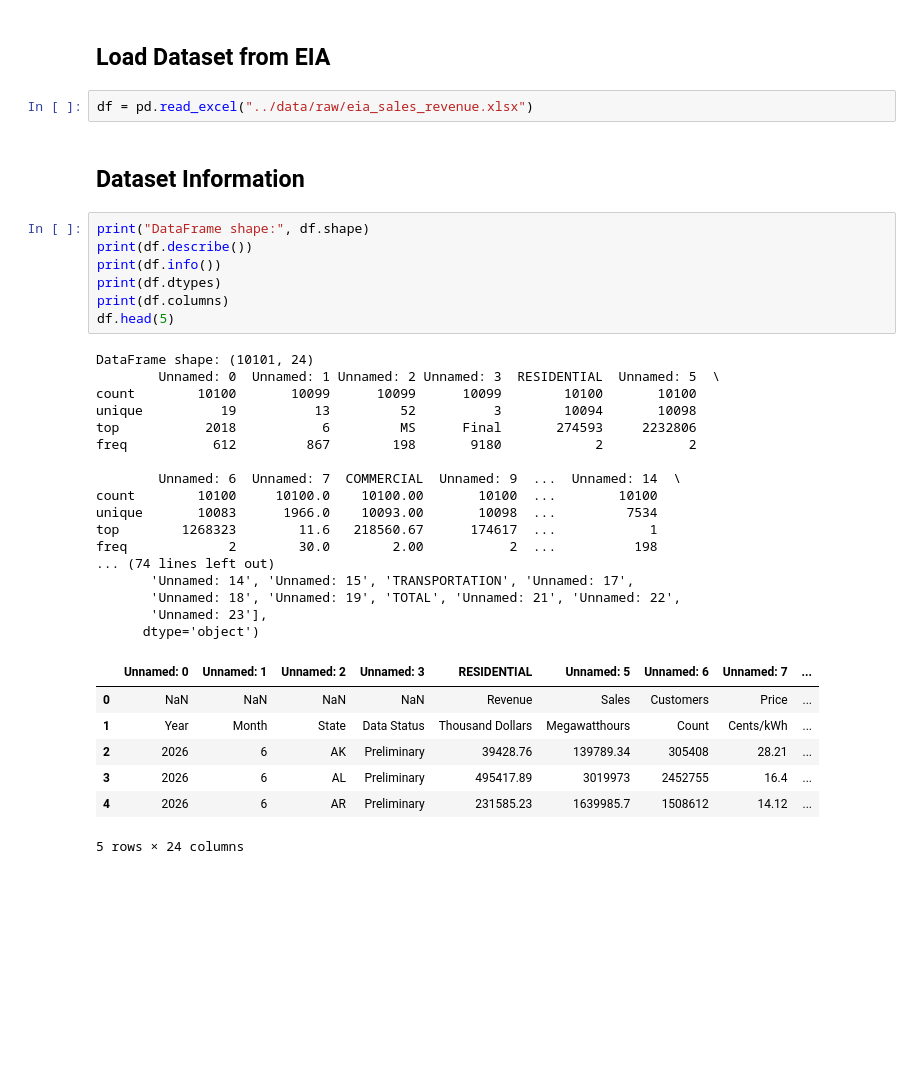
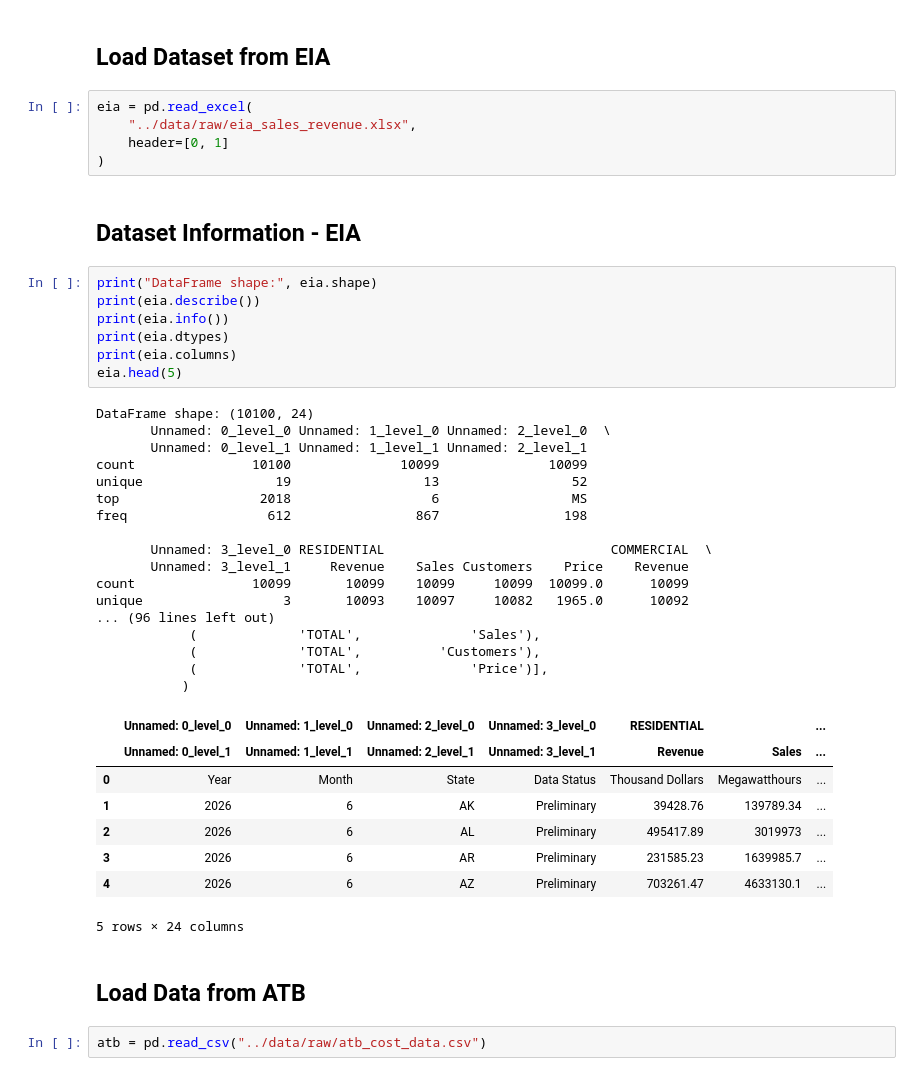
Before and after one commit to CCCKBrant/Kansas-Clean-Energy-Cost-Forecast, a Jupyter notebook: notebooks/01_data_exploration.ipynb, the cells around one changed output. Cells and saved outputs as stored; diff of their text form; blank space fills up the shorter version.

Commit message:
Clean data and complete exploratory analysis

```diff
--- a/notebooks/01_data_exploration.ipynb
+++ b/notebooks/01_data_exploration.ipynb
@@ -5,38 +5,46 @@ import matplotlib.pyplot as plt
 # %% [markdown]
 ## Load Dataset from EIA
 # %%
-df = pd.read_excel("../data/raw/eia_sales_revenue.xlsx")
+eia = pd.read_excel(
+    "../data/raw/eia_sales_revenue.xlsx",
+    header=[0, 1]
+)
 # %% [markdown]
-## Dataset Information
+## Dataset Information - EIA
 # %%
-print("DataFrame shape:", df.shape)
-print(df.describe())
-print(df.info())
-print(df.dtypes)
-print(df.columns)
-df.head(5)
+print("DataFrame shape:", eia.shape)
+print(eia.describe())
+print(eia.info())
+print(eia.dtypes)
+print(eia.columns)
+eia.head(5)
 # %% [output]
-DataFrame shape: (10101, 24)
-        Unnamed: 0  Unnamed: 1 Unnamed: 2 Unnamed: 3  RESIDENTIAL  Unnamed: 5  \
-count        10100       10099      10099      10099        10100       10100
-unique          19          13         52          3        10094       10098
-top           2018           6         MS      Final       274593     2232806
-freq           612         867        198       9180            2           2
+DataFrame shape: (10100, 24)
+       Unnamed: 0_level_0 Unnamed: 1_level_0 Unnamed: 2_level_0  \
+       Unnamed: 0_level_1 Unnamed: 1_level_1 Unnamed: 2_level_1
+count               10100              10099              10099
+unique                 19                 13                 52
+top                  2018                  6                 MS
+freq                  612                867                198
 
-        Unnamed: 6  Unnamed: 7  COMMERCIAL  Unnamed: 9  ...  Unnamed: 14  \
-count        10100     10100.0    10100.00       10100  ...        10100
-unique       10083      1966.0    10093.00       10098  ...         7534
-top        1268323        11.6   218560.67      174617  ...            1
-freq             2        30.0        2.00           2  ...          198
-... (74 lines left out)
-       'Unnamed: 14', 'Unnamed: 15', 'TRANSPORTATION', 'Unnamed: 17',
-       'Unnamed: 18', 'Unnamed: 19', 'TOTAL', 'Unnamed: 21', 'Unnamed: 22',
-       'Unnamed: 23'],
-      dtype='object')
+       Unnamed: 3_level_0 RESIDENTIAL                             COMMERCIAL  \
+       Unnamed: 3_level_1     Revenue    Sales Customers    Price    Revenue
+count               10099       10099    10099     10099  10099.0      10099
+unique                  3       10093    10097     10082   1965.0      10092
+... (96 lines left out)
+            (             'TOTAL',              'Sales'),
+            (             'TOTAL',          'Customers'),
+            (             'TOTAL',              'Price')],
+           )
-|  | Unnamed: 0 | Unnamed: 1 | Unnamed: 2 | Unnamed: 3 | RESIDENTIAL | Unnamed: 5 | Unnamed: 6 | Unnamed: 7 | ... |
-| 0 | NaN | NaN | NaN | NaN | Revenue | Sales | Customers | Price | ... |
-| 1 | Year | Month | State | Data Status | Thousand Dollars | Megawatthours | Count | Cents/kWh | ... |
-| 2 | 2026 | 6 | AK | Preliminary | 39428.76 | 139789.34 | 305408 | 28.21 | ... |
-| 3 | 2026 | 6 | AL | Preliminary | 495417.89 | 3019973 | 2452755 | 16.4 | ... |
-| 4 | 2026 | 6 | AR | Preliminary | 231585.23 | 1639985.7 | 1508612 | 14.12 | ... |
+|  | Unnamed: 0_level_0 | Unnamed: 1_level_0 | Unnamed: 2_level_0 | Unnamed: 3_level_0 | RESIDENTIAL |  | ... |
+|  | Unnamed: 0_level_1 | Unnamed: 1_level_1 | Unnamed: 2_level_1 | Unnamed: 3_level_1 | Revenue | Sales | ... |
+| 0 | Year | Month | State | Data Status | Thousand Dollars | Megawatthours | ... |
+| 1 | 2026 | 6 | AK | Preliminary | 39428.76 | 139789.34 | ... |
+| 2 | 2026 | 6 | AL | Preliminary | 495417.89 | 3019973 | ... |
+| 3 | 2026 | 6 | AR | Preliminary | 231585.23 | 1639985.7 | ... |
+| 4 | 2026 | 6 | AZ | Preliminary | 703261.47 | 4633130.1 | ... |
 5 rows × 24 columns
+# %% [markdown]
+## Load Data from ATB
+# %%
+atb = pd.read_csv("../data/raw/atb_cost_data.csv")
```
Also changed, not shown: parts of 25 cells of this notebook, 2 other files.
